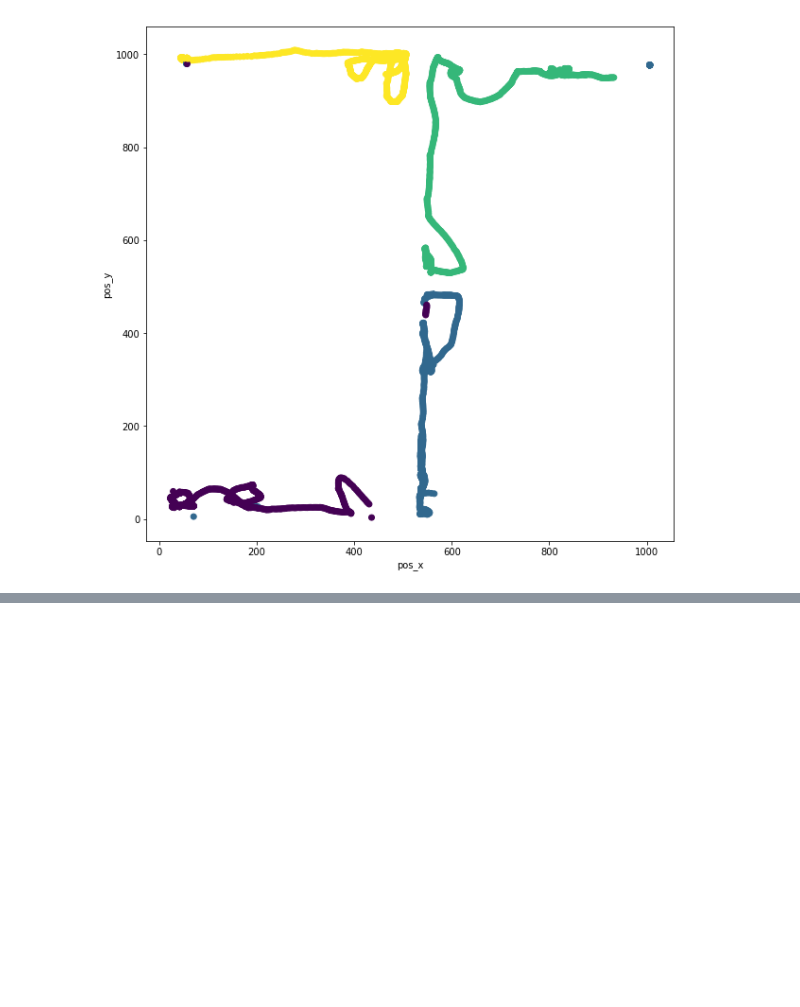
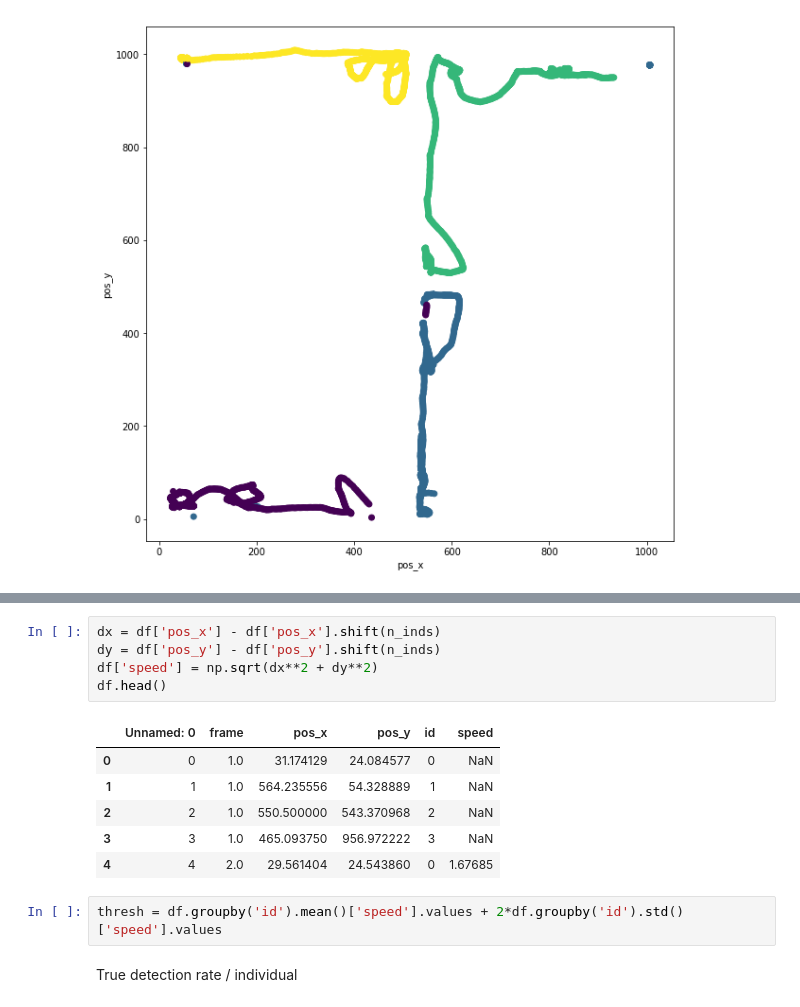
Before and after one commit to vivekhsridhar/tracktor, a Jupyter notebook: examples/toxtrac_videos/Guppy1.ipynb, the cells around one changed output, grey strips where cells are left out. Cells and saved outputs as stored; diff of their text form; blank space fills up the shorter version.

Commit message:
true detection rate - guppy1

```diff
--- a/examples/toxtrac_videos/Guppy1.ipynb
+++ b/examples/toxtrac_videos/Guppy1.ipynb
@@ -154,0 +158,16 @@ plt.show()
+# %%
+dx = df['pos_x'] - df['pos_x'].shift(n_inds)
+dy = df['pos_y'] - df['pos_y'].shift(n_inds)
+df['speed'] = np.sqrt(dx**2 + dy**2)
+df.head()
+# %% [output]
+|  | Unnamed: 0 | frame | pos_x | pos_y | id | speed |
+| 0 | 0 | 1.0 | 31.174129 | 24.084577 | 0 | NaN |
+| 1 | 1 | 1.0 | 564.235556 | 54.328889 | 1 | NaN |
+| 2 | 2 | 1.0 | 550.500000 | 543.370968 | 2 | NaN |
+| 3 | 3 | 1.0 | 465.093750 | 956.972222 | 3 | NaN |
+| 4 | 4 | 2.0 | 29.561404 | 24.543860 | 0 | 1.67685 |
+# %%
+thresh = df.groupby('id').mean()['speed'].values + 2*df.groupby('id').std()['speed'].values
+# %% [markdown]
+True detection rate / individual
```
Also changed, not shown: parts of 2 cells of this notebook.
